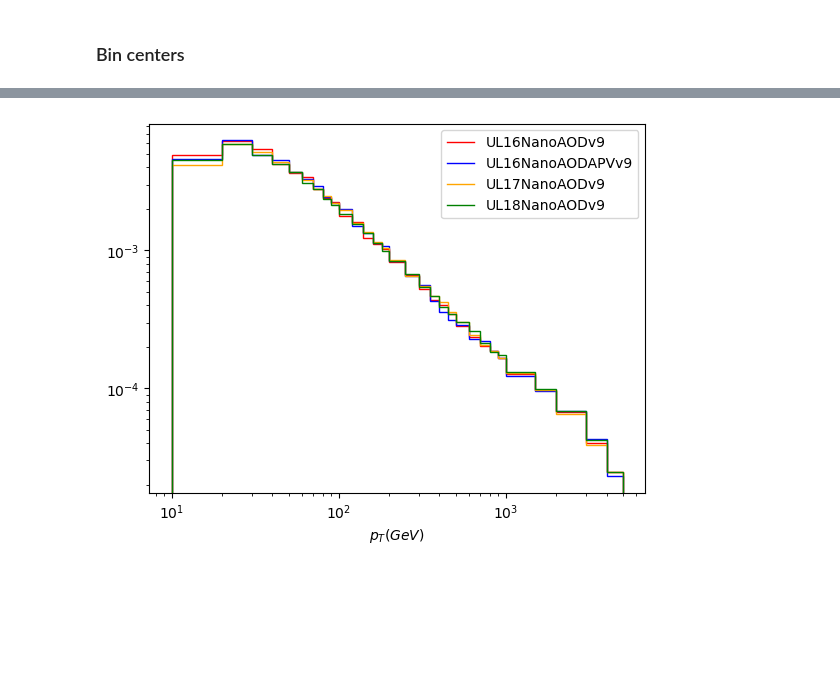
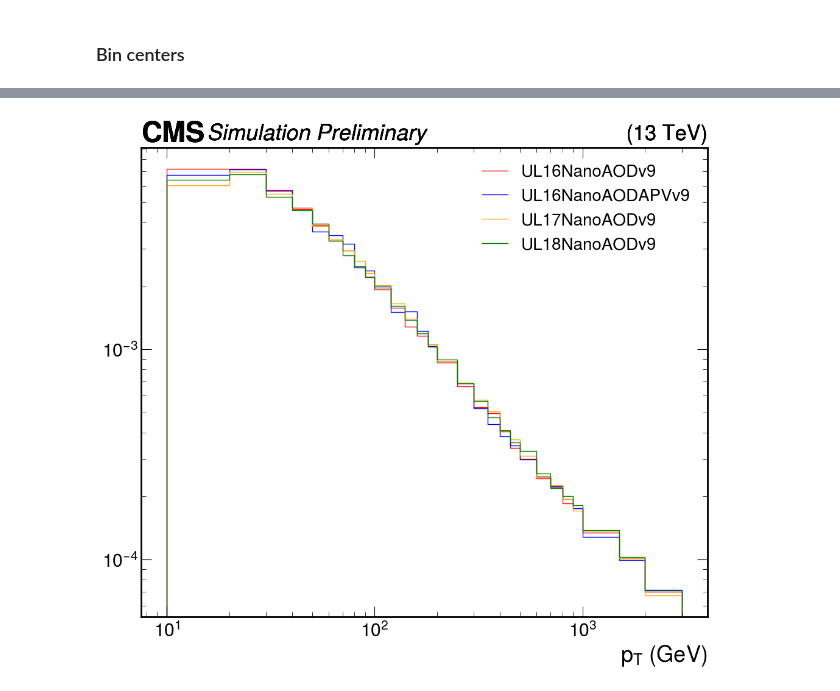
Before and after one commit to mandalaritra1/QCDanalysis, a Jupyter notebook: qcd_processor.ipynb, the cells around one changed output, grey strips where cells are left out. Cells and saved outputs as stored; diff of their text form; code cells hidden in the pictures; blank space fills up the shorter version.

```diff
--- a/qcd_processor.ipynb
+++ b/qcd_processor.ipynb
@@ -185,10 +225,11 @@ output["pt_reco_over_gen"].project('frac').plot()
 # %%
-hist = output["pt_reco_over_gen"]
+hist = output["pt_reco_over_raw"]
 dataset_bins = hist.axes[0].edges
 pt_bins = hist.axes[1].edges
 n_PV_bins = hist.axes[2].edges
 frac_bins = hist.axes[3].edges
 eta_bins = hist.axes[4].edges
+pileup_bins = hist.axes[5].edges
 # %% [markdown]
 ### Bin centers
 # %%
@@ -199,5 +256,5 @@ eta_values = hist.axes[4].centers
 # %%
-hist_np = hist.values()
+hist_np = hist.to_numpy()[0]
 
 hist_np.shape
 # %% [output]
@@ -205,8 +262,12 @@ hist_np.shape
 # %%
-hist_frac = np.sum(hist_np, axis = (1,2,4))
+hist_frac = np.sum(hist_np, axis = (1,2,4,5))
 # %%
+fig = plt.figure(figsize = (12,10))
+colors = ['red', 'blue', 'orange' , 'green']
 for i in range(4):
-    plt.stairs( hist_frac[i]/np.sum(hist_frac[i]),frac_bins,  label = eras_mc[i])
+    plt.stairs( hist_frac[i]/np.sum(hist_frac[i]),frac_bins,  label = eras_mc[i], color = colors[i])
     plt.xlabel("Response")
-    plt.legend()
+    plt.legend(loc = 'upper right', fontsize = 20)
+    plt.ylabel("Counts (Normalised)")
+    hep.cms.label("Preliminary")
 # %% [output]
@@ -214,12 +275,14 @@ for i in range(4):
 # %%
-hist_pt = np.sum(hist_np, axis = (2,3,4))
+hist_pt = np.sum(hist_np, axis = (2,3,4,5))
 colors = ['red', 'blue', 'orange' , 'green']
+fig = plt.figure(figsize = (12,10))
 for i in range(4):
     plt.stairs( hist_pt[i]/(np.sum(hist_pt[i])* hist.axes[1].widths),pt_bins,  label = eras_mc[i], color = colors[i])
-    plt.xlabel(r"$p_T(GeV)$")
+    plt.xlabel(r"$p_T$ (GeV)")
     plt.xscale("log")
     plt.yscale("log")
-    plt.legend()
+    plt.legend(loc = 'upper right', fontsize = 20)
+    hep.cms.label("Preliminary")
 # %% [output]
-[figure, old version]
+[figure, new version]
 # %%
```
Also changed, not shown: parts of 40 cells of this notebook, 2 other files.
